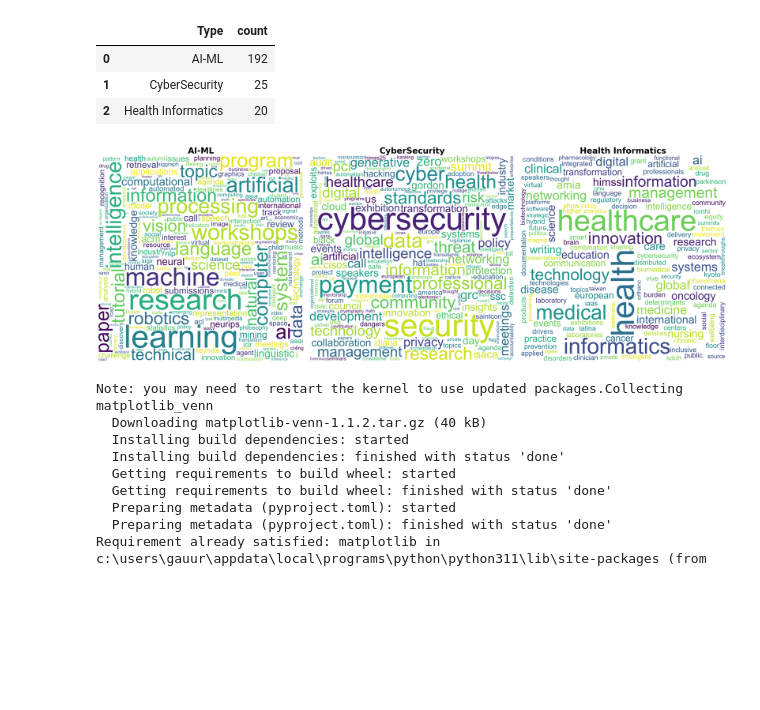
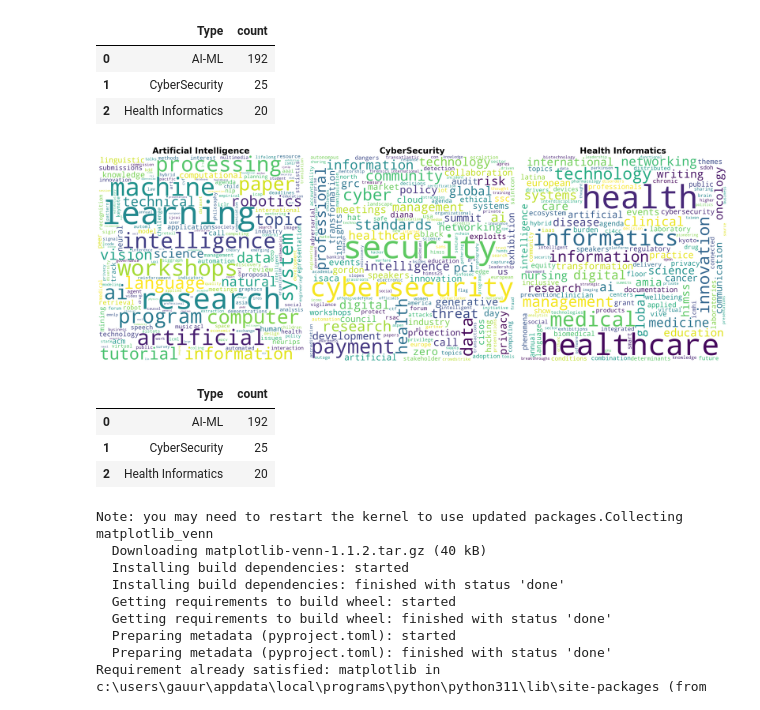
Before and after one commit to TempGaurab/Three-point, a Jupyter notebook: NLOP/three-point.ipynb, the cells around one changed output. Saved outputs shown, nothing was run; the diff lists cells and outputs as text; code cells hidden in the pictures; blank space fills up the shorter version.

```diff
--- a/NLOP/three-point.ipynb
+++ b/NLOP/three-point.ipynb
@@ -32,10 +32,6 @@ import pandas as pd
 import os
 import re
 
-# ✅ Try to locate a valid TrueType font
-font_path = "/usr/share/fonts/truetype/dejavu/DejaVuSans.ttf"
-if not os.path.exists(font_path):
-    font_path = "C:\\Windows\\Fonts\\arial.ttf"
 
 # --- Assuming your DataFrame is called `conferences` ---
 
@@ -62,41 +58,52 @@ grouped_text = (
     .apply(lambda x: " ".join(x))
     .to_dict()
 )
 
 # ✅ Define color maps for each type
 colormaps = {
-    "AI-ML": "viridis",
+    "Artificial Intelligence": "viridis",
     "CyberSecurity": "viridis",
     "Health Informatics": "viridis"
 }
 
 # ✅ Make the figure and fonts bigger
 types = list(grouped_text.keys())
 fig, axes = plt.subplots(1, len(types), figsize=(10 * len(types), 10))  # Bigger figure
 
 if len(types) == 1:
     axes = [axes]
 
 for ax, type_name in zip(axes, types):
+    # Handle renaming if your DataFrame still uses "AI-ML"
+    if type_name == "AI-ML":
+        type_name_display = "Artificial Intelligence"
+    else:
+        type_name_display = type_name
+
     text = grouped_text[type_name]
     wordcloud = WordCloud(
-        width=1600,                # Larger width
-        height=1600,               # Larger height
-        max_font_size=250,         # Bigger words
+        width=1600,
+        height=1600,
+        max_font_size=250,
         background_color="white",
-        colormap=colormaps.get(type_name, "Blues"),
+        colormap=colormaps.get(type_name_display, "Blues"),
         collocations=False,
-        font_path=font_path
     ).generate(text)
 
     ax.imshow(wordcloud, interpolation="bilinear")
-    ax.set_title(type_name, fontsize=28, weight="bold")
+    ax.set_title(type_name_display, fontsize=28, weight="bold")
     ax.axis("off")
 
 plt.tight_layout()
 plt.show()
+
+conferences.groupby("Type").size().reset_index(name="count")
 # %% [output]
-[figure, old version]
+[figure, new version]
+|  | Type | count |
+| 0 | AI-ML | 192 |
+| 1 | CyberSecurity | 25 |
+| 2 | Health Informatics | 20 |
 # %%
 df = conferences
 # %%
```
Also changed, not shown: 2 other files.
